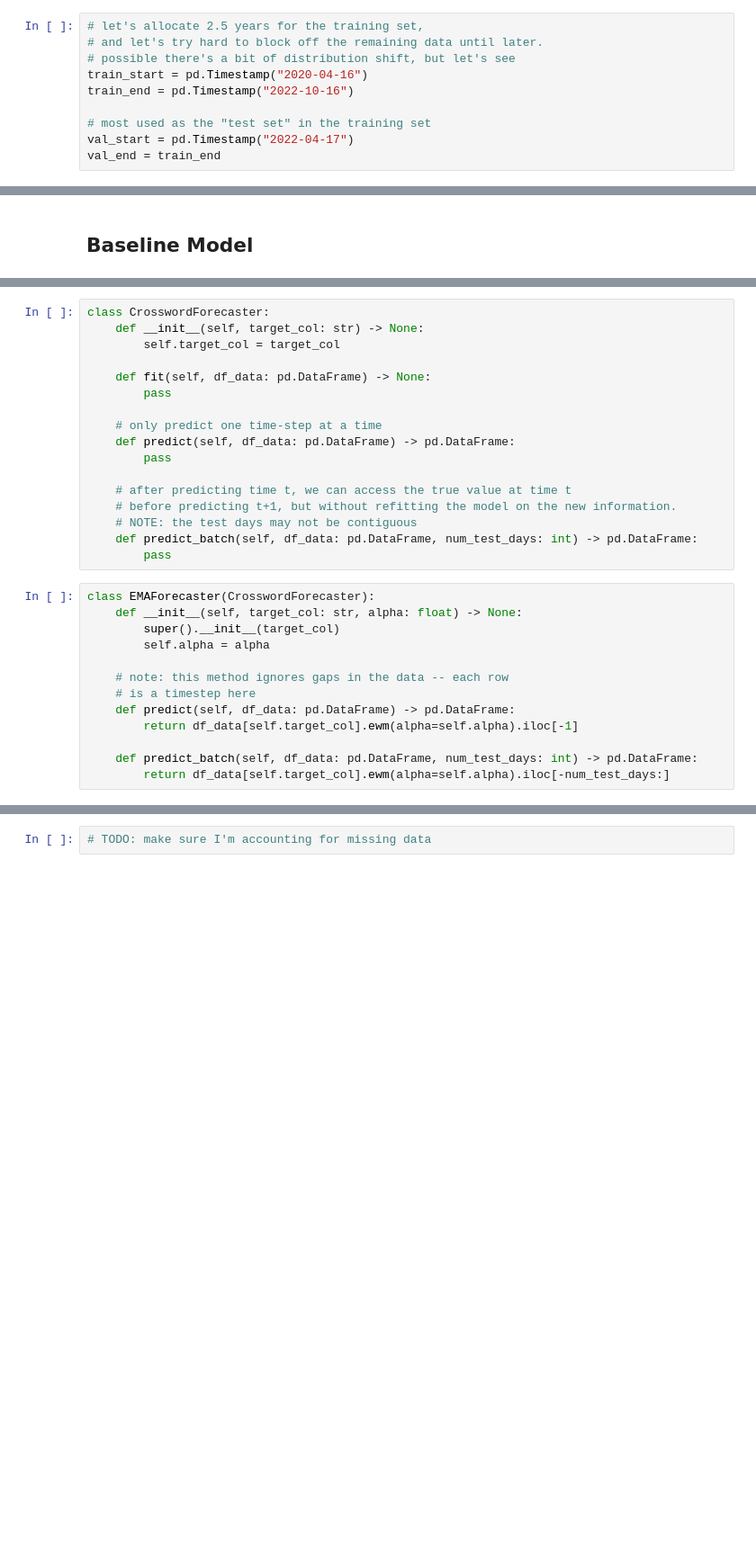
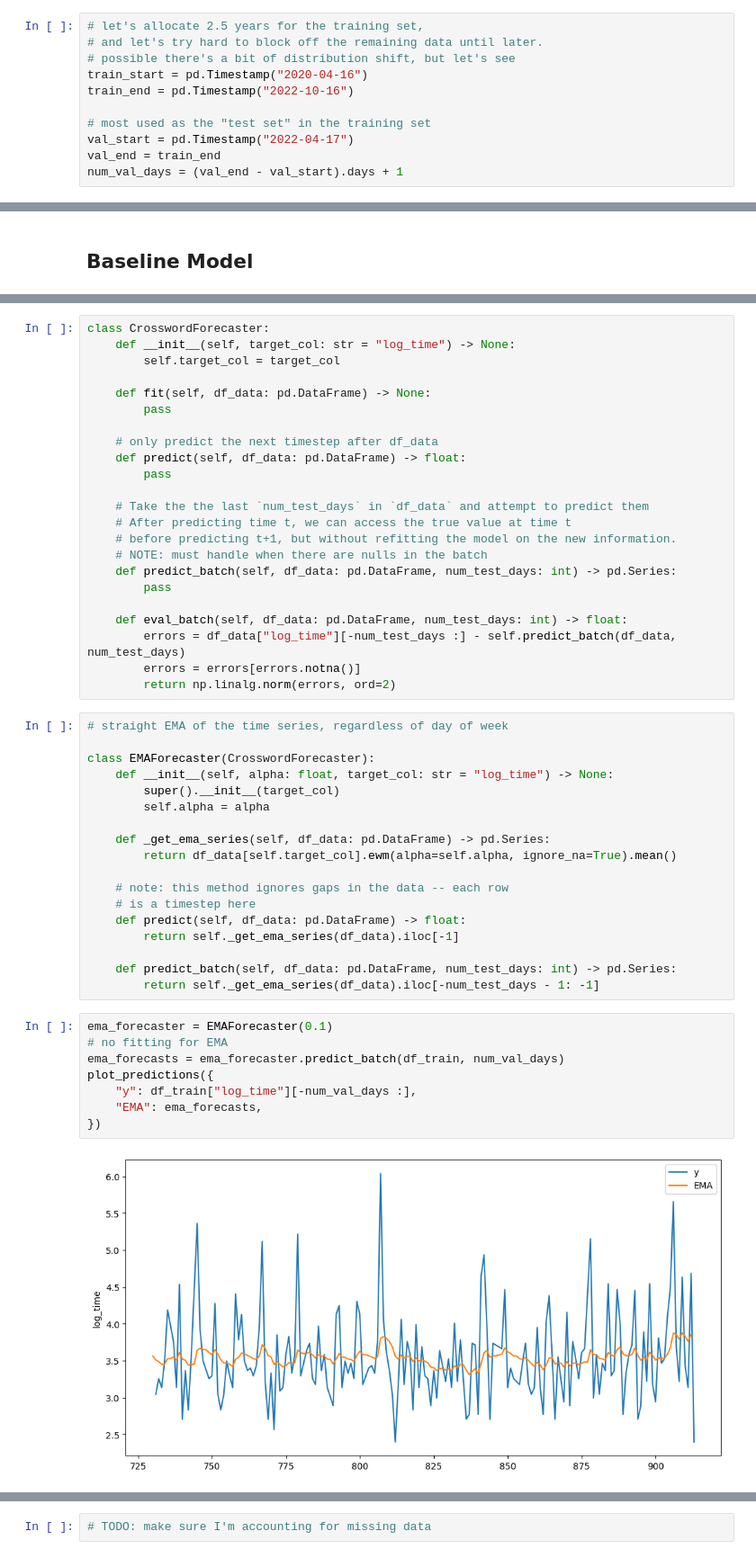
Before and after one commit to asjchen/mini-crossword-forecasts, a Jupyter notebook: NYTimes Mini Crossword Time Forecasting.ipynb, the cells around one changed output, grey strips where cells are left out. Shown at 90% size. Cells and saved outputs as stored; diff of their text form; blank space fills up the shorter version.

```diff
--- a/NYTimes Mini Crossword Time Forecasting.ipynb
+++ b/NYTimes Mini Crossword Time Forecasting.ipynb
@@ -38,6 +46,7 @@ train_end = pd.Timestamp("2022-10-16")
 # most used as the "test set" in the training set
 val_start = pd.Timestamp("2022-04-17")
 val_end = train_end
+num_val_days = (val_end - val_start).days + 1
 # %%
 df_train = df_data[(df_data["date"] >= train_start) & (df_data["date"] <= train_end)]
 df_train.head()
@@ -80,30 +105,51 @@ sns.lineplot(data=df_train, x="date", y="time")
 # %%
 class CrosswordForecaster:
-    def __init__(self, target_col: str) -> None:
+    def __init__(self, target_col: str = "log_time") -> None:
         self.target_col = target_col
 
     def fit(self, df_data: pd.DataFrame) -> None:
         pass
 
-    # only predict one time-step at a time
-    def predict(self, df_data: pd.DataFrame) -> pd.DataFrame:
+    # only predict the next timestep after df_data
+    def predict(self, df_data: pd.DataFrame) -> float:
         pass
 
-    # after predicting time t, we can access the true value at time t
+    # Take the the last `num_test_days` in `df_data` and attempt to predict them
+    # After predicting time t, we can access the true value at time t
     # before predicting t+1, but without refitting the model on the new information.
-    # NOTE: the test days may not be contiguous
-    def predict_batch(self, df_data: pd.DataFrame, num_test_days: int) -> pd.DataFrame:
+    # NOTE: must handle when there are nulls in the batch
+    def predict_batch(self, df_data: pd.DataFrame, num_test_days: int) -> pd.Series:
         pass
+
+    def eval_batch(self, df_data: pd.DataFrame, num_test_days: int) -> float:
+        errors = df_data["log_time"][-num_test_days :] - self.predict_batch(df_data, num_test_days)
+        errors = errors[errors.notna()]
+        return np.linalg.norm(errors, ord=2)
 # %%
+# straight EMA of the time series, regardless of day of week
+
 class EMAForecaster(CrosswordForecaster):
-    def __init__(self, target_col: str, alpha: float) -> None:
+    def __init__(self, alpha: float, target_col: str = "log_time") -> None:
         super().__init__(target_col)
         self.alpha = alpha
 
+    def _get_ema_series(self, df_data: pd.DataFrame) -> pd.Series:
+        return df_data[self.target_col].ewm(alpha=self.alpha, ignore_na=True).mean()
+
     # note: this method ignores gaps in the data -- each row
     # is a timestep here
-    def predict(self, df_data: pd.DataFrame) -> pd.DataFrame:
-        return df_data[self.target_col].ewm(alpha=self.alpha).iloc[-1]
+    def predict(self, df_data: pd.DataFrame) -> float:
+        return self._get_ema_series(df_data).iloc[-1]
 
-    def predict_batch(self, df_data: pd.DataFrame, num_test_days: int) -> pd.DataFrame:
-        return df_data[self.target_col].ewm(alpha=self.alpha).iloc[-num_test_days:]
+    def predict_batch(self, df_data: pd.DataFrame, num_test_days: int) -> pd.Series:
+        return self._get_ema_series(df_data).iloc[-num_test_days - 1: -1]
+# %%
+ema_forecaster = EMAForecaster(0.1)
+# no fitting for EMA
+ema_forecasts = ema_forecaster.predict_batch(df_train, num_val_days)
+plot_predictions({
+    "y": df_train["log_time"][-num_val_days :],
+    "EMA": ema_forecasts,
+})
+# %% [output]
+[figure, added]
```
Also changed, not shown: parts of 8 cells of this notebook.
